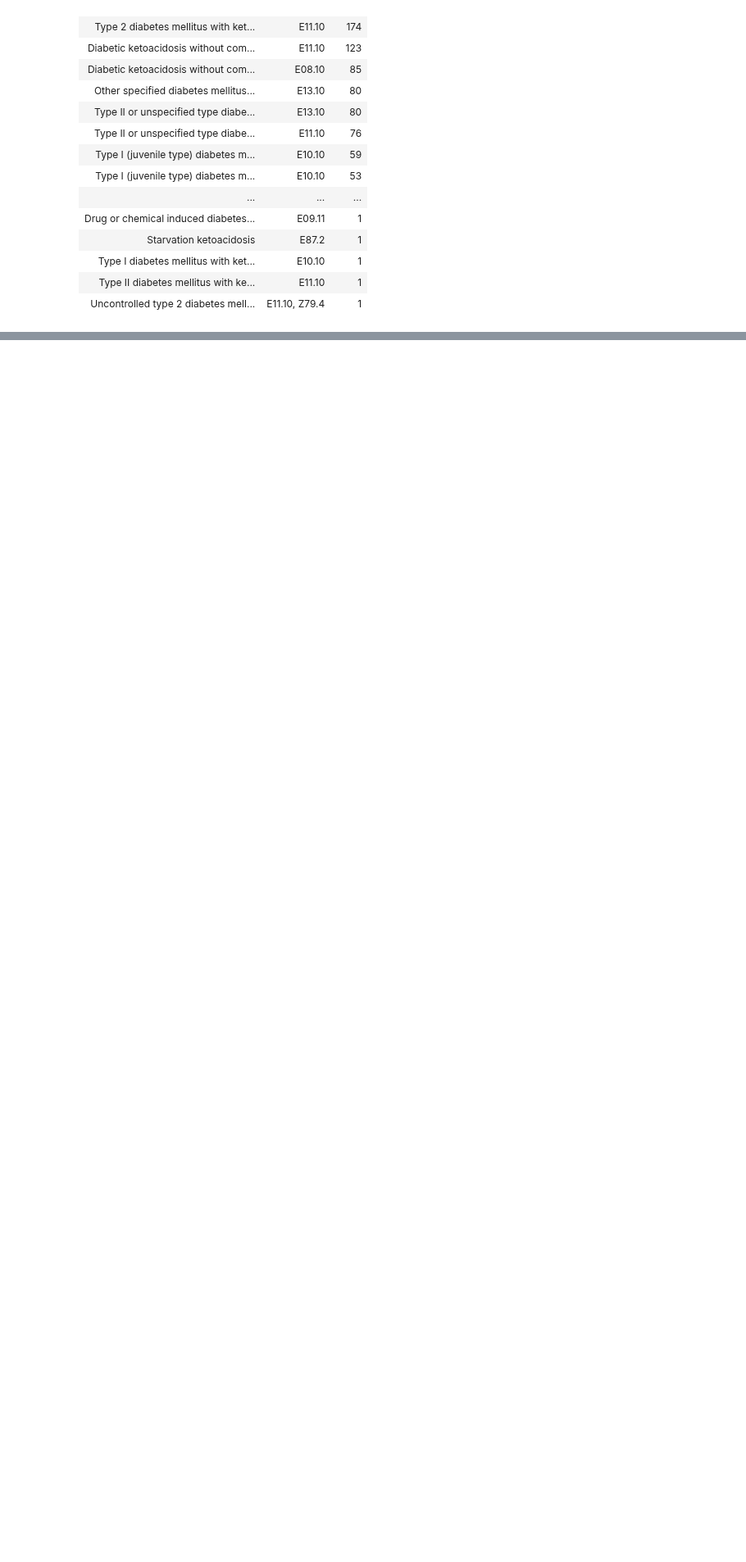
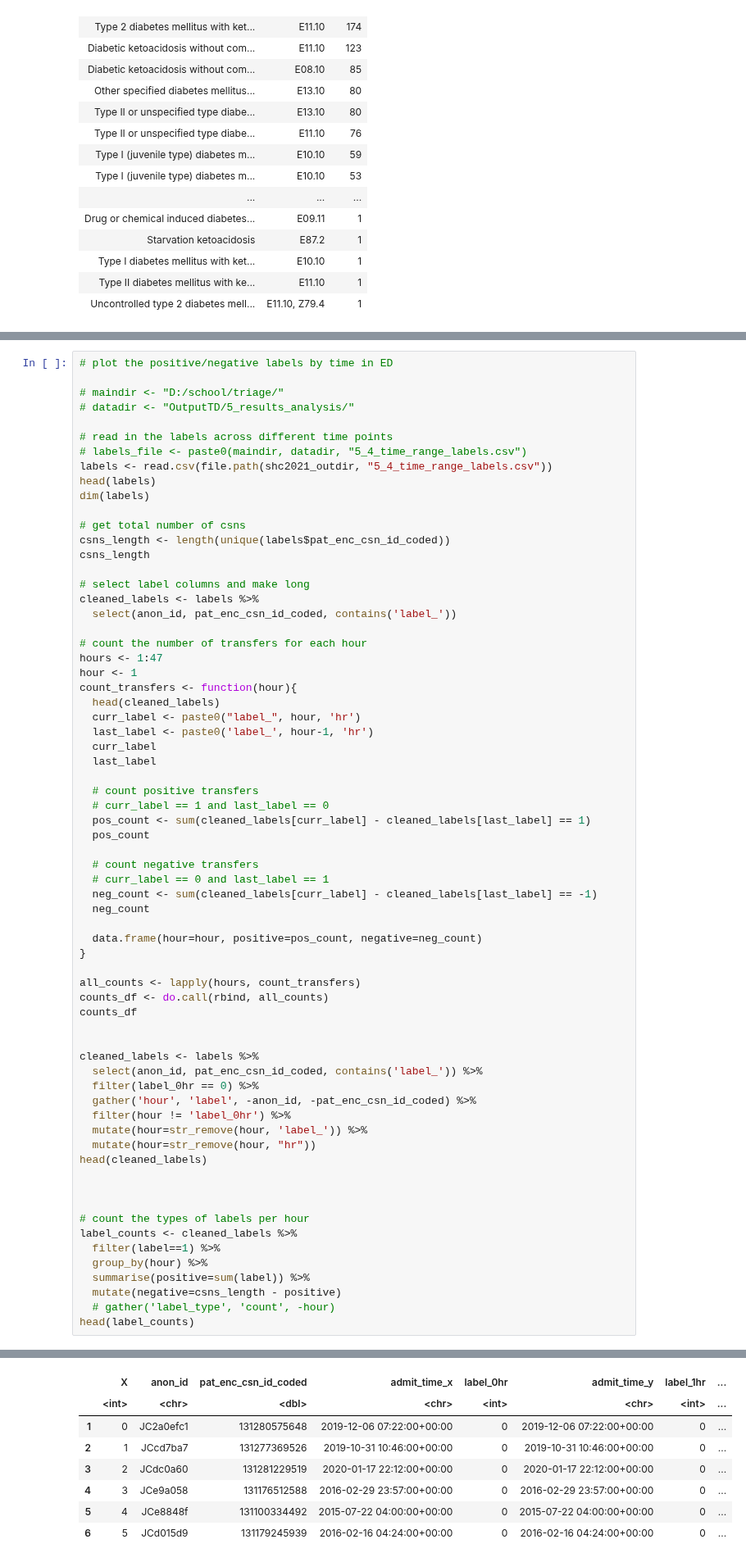
Before and after one commit to Minh084/TDA, a Jupyter notebook: shc2021/EDA_results_R.ipynb, the cells around one changed output, grey strips where cells are left out. Shown at 82% size. Drawn from its saved outputs; the diff is of its cells as text; blank space fills up the shorter version.

Commit message:
update EDA results R file from Windows

```diff
--- a/shc2021/EDA_results_R.ipynb
+++ b/shc2021/EDA_results_R.ipynb
@@ -269,0 +272,68 @@ A grouped_df: 48 × 3
+# %%
+# plot the positive/negative labels by time in ED
+
+# maindir <- "D:/school/triage/"
+# datadir <- "OutputTD/5_results_analysis/"
+
+# read in the labels across different time points
+# labels_file <- paste0(maindir, datadir, "5_4_time_range_labels.csv")
+labels <- read.csv(file.path(shc2021_outdir, "5_4_time_range_labels.csv"))
+head(labels)
+dim(labels)
+
+# get total number of csns
+csns_length <- length(unique(labels$pat_enc_csn_id_coded))
+csns_length
+
+# select label columns and make long
+cleaned_labels <- labels %>%
+  select(anon_id, pat_enc_csn_id_coded, contains('label_'))
+
+# count the number of transfers for each hour
+hours <- 1:47
+hour <- 1
+count_transfers <- function(hour){
+  head(cleaned_labels)
+  curr_label <- paste0("label_", hour, 'hr')
+  last_label <- paste0('label_', hour-1, 'hr')
+  curr_label
+  last_label
+
+  # count positive transfers
+  # curr_label == 1 and last_label == 0
+  pos_count <- sum(cleaned_labels[curr_label] - cleaned_labels[last_label] == 1)
+  pos_count
+
+  # count negative transfers
+  # curr_label == 0 and last_label == 1
+  neg_count <- sum(cleaned_labels[curr_label] - cleaned_labels[last_label] == -1)
+  neg_count
+
+  data.frame(hour=hour, positive=pos_count, negative=neg_count)
+}
+
+all_counts <- lapply(hours, count_transfers)
+counts_df <- do.call(rbind, all_counts)
+counts_df
+
+
+cleaned_labels <- labels %>%
+  select(anon_id, pat_enc_csn_id_coded, contains('label_')) %>%
+  filter(label_0hr == 0) %>%
+  gather('hour', 'label', -anon_id, -pat_enc_csn_id_coded) %>%
+  filter(hour != 'label_0hr') %>%
+  mutate(hour=str_remove(hour, 'label_')) %>%
+  mutate(hour=str_remove(hour, "hr"))
+head(cleaned_labels)
+
+
+
+# count the types of labels per hour
+label_counts <- cleaned_labels %>%
+  filter(label==1) %>%
+  group_by(hour) %>%
+  summarise(positive=sum(label)) %>%
+  mutate(negative=csns_length - positive)
+  # gather('label_type', 'count', -hour)
+head(label_counts)
+# %% [output]
@@ -269,0 +341,8 @@ A grouped_df: 48 × 3
+|  | X | anon_id | pat_enc_csn_id_coded | admit_time_x | label_0hr | admit_time_y | label_1hr | ... |
+|  | <int> | <chr> | <dbl> | <chr> | <int> | <chr> | <int> | ... |
+| 1 | 0 | JC2a0efc1 | 131280575648 | 2019-12-06 07:22:00+00:00 | 0 | 2019-12-06 07:22:00+00:00 | 0 | ... |
+| 2 | 1 | JCcd7ba7 | 131277369526 | 2019-10-31 10:46:00+00:00 | 0 | 2019-10-31 10:46:00+00:00 | 0 | ... |
+| 3 | 2 | JCdc0a60 | 131281229519 | 2020-01-17 22:12:00+00:00 | 0 | 2020-01-17 22:12:00+00:00 | 0 | ... |
+| 4 | 3 | JCe9a058 | 131176512588 | 2016-02-29 23:57:00+00:00 | 0 | 2016-02-29 23:57:00+00:00 | 0 | ... |
+| 5 | 4 | JCe8848f | 131100334492 | 2015-07-22 04:00:00+00:00 | 0 | 2015-07-22 04:00:00+00:00 | 0 | ... |
+| 6 | 5 | JCd015d9 | 131179245939 | 2016-02-16 04:24:00+00:00 | 0 | 2016-02-16 04:24:00+00:00 | 0 | ... |
```
Also changed, not shown: parts of 7 cells of this notebook.
